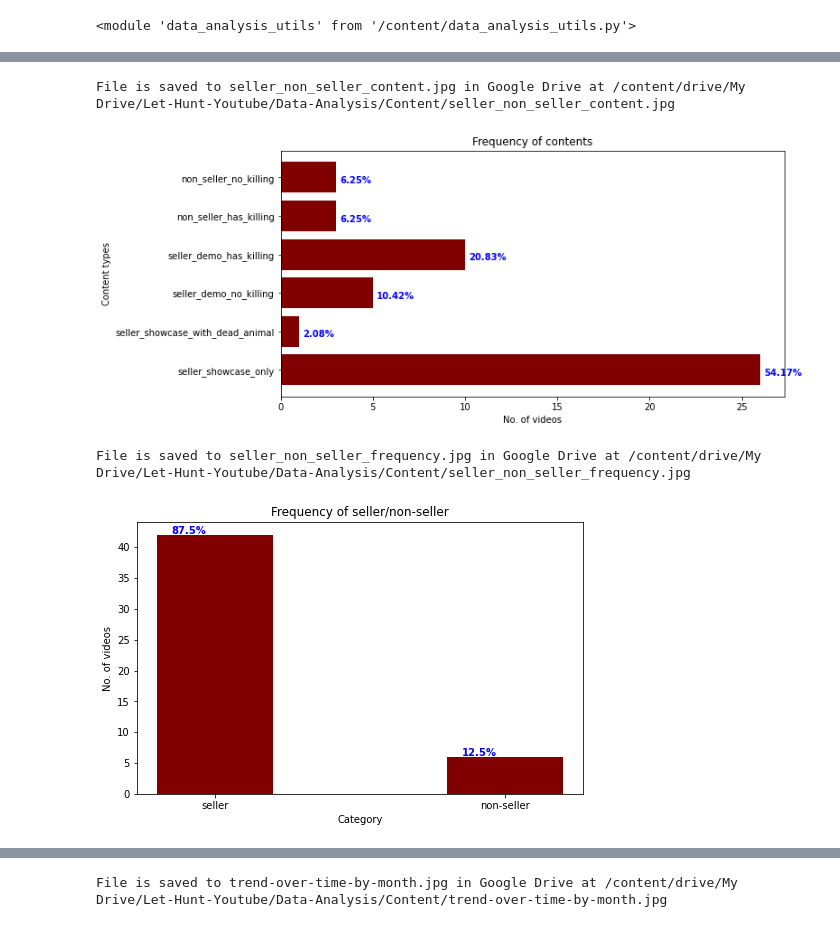
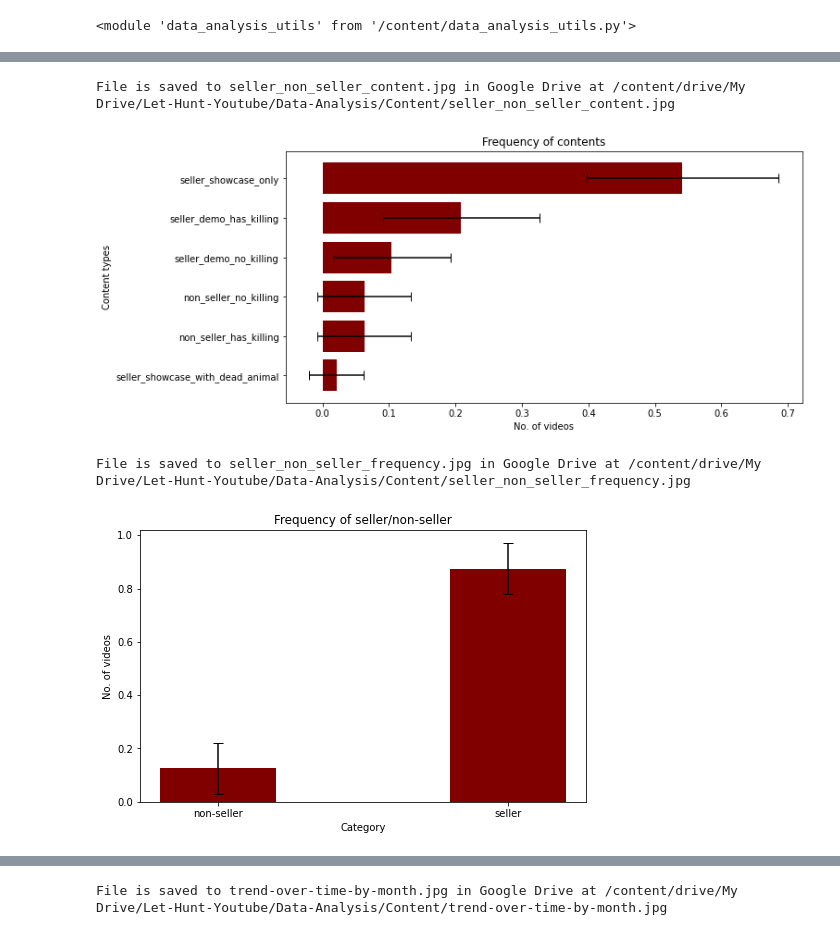
Before and after one commit to hoangantk6/Youtube_Hunting, a Jupyter notebook: 04-Data-Analysis/01_video-content-analysis.ipynb, the cells around one changed output, grey strips where cells are left out. Drawn from its saved outputs; the diff is of its cells as text; code cells hidden in the pictures.

Commit message:
add confidence interval to barplot

```diff
--- a/04-Data-Analysis/01_video-content-analysis.ipynb
+++ b/04-Data-Analysis/01_video-content-analysis.ipynb
@@ -152,7 +172,7 @@ duration                            50
 dtype: int64
 # %%
 # bar plot of seller / non-seller contents
-content_type_data = {}
+content_type_data = []
 
 for i in ['seller_showcase_only',
           'seller_showcase_with_dead_animal',
@@ -161,39 +181,43 @@ for i in ['seller_showcase_only',
           'non_seller_has_killing',
           'non_seller_no_killing'
           ]:
-  content_type_data[i] = frequency[i]
+  content_type_data += [i for _ in range(frequency[i])]
 
 plt = dautils.bar_plot(
     data=content_type_data,
     xlabel="No. of videos",
     ylabel="Content types",
     title="Frequency of contents",
-    orientation='horizontal'
+    orientation='horizontal',
+    frequency=True,
+    confidence_interval=("proportion", 0.95)
 )
 
 # save image
 utils.save_image(plt, visualization_folder_path, "seller_non_seller_content.jpg")
 # %% [output]
 File is saved to seller_non_seller_content.jpg in Google Drive at /content/drive/My Drive/Let-Hunt-Youtube/Data-Analysis/Content/seller_non_seller_content.jpg
-[figure, old version]
+[figure, new version]
 # %%
 # seller/non-seller
-seller_non_seller_data = {}
-seller_non_seller_data['seller'] = frequency[category['seller']].sum()
-seller_non_seller_data['non-seller'] = frequency[category['non-seller']].sum()
+seller_non_seller_data = []
+seller_non_seller_data += ['seller' for _ in range(frequency[category['seller']].sum())]
+seller_non_seller_data += ['non-seller' for _ in range(frequency[category['non-seller']].sum())]
 
 plt = dautils.bar_plot(
     data=seller_non_seller_data,
     xlabel="Category",
     ylabel="No. of videos",
     title="Frequency of seller/non-seller",
-    figsize=(8,5)
+    figsize=(8,5),
+    frequency=True,
+    confidence_interval=("proportion", 0.95)
 )
 
 # save image
 utils.save_image(plt, visualization_folder_path, "seller_non_seller_frequency.jpg")
 # %% [output]
 File is saved to seller_non_seller_frequency.jpg in Google Drive at /content/drive/My Drive/Let-Hunt-Youtube/Data-Analysis/Content/seller_non_seller_frequency.jpg
-[figure, old version]
+[figure, new version]
 # %%
 # killing / non-killing
```
Also changed, not shown: parts of 11 cells of this notebook.
